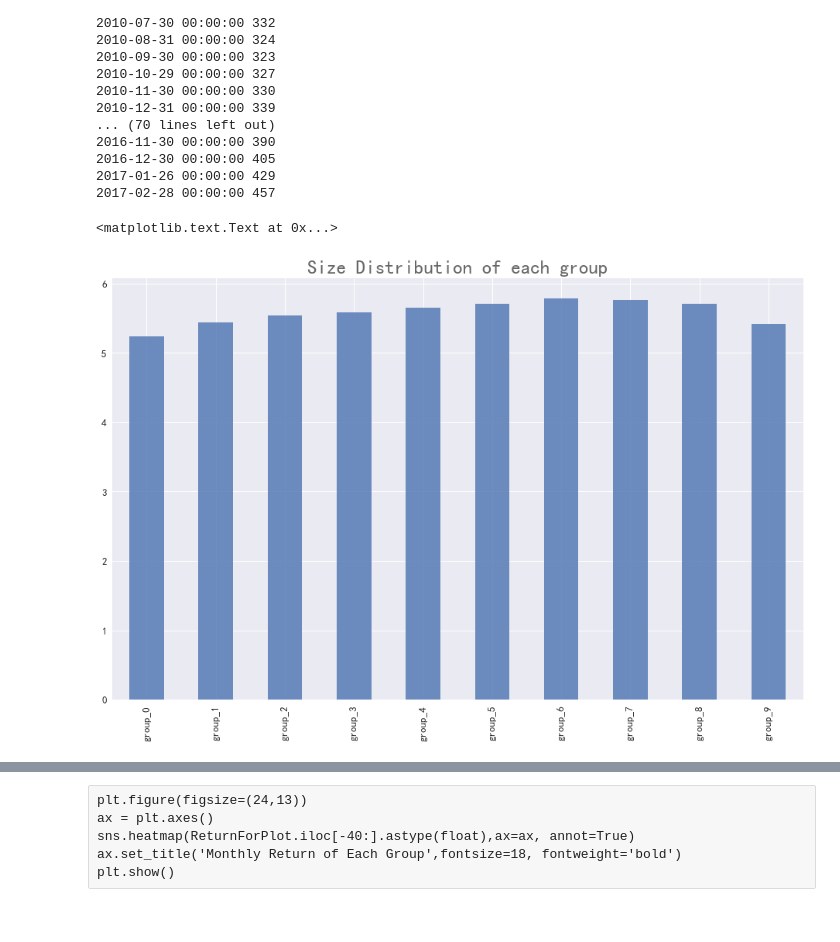
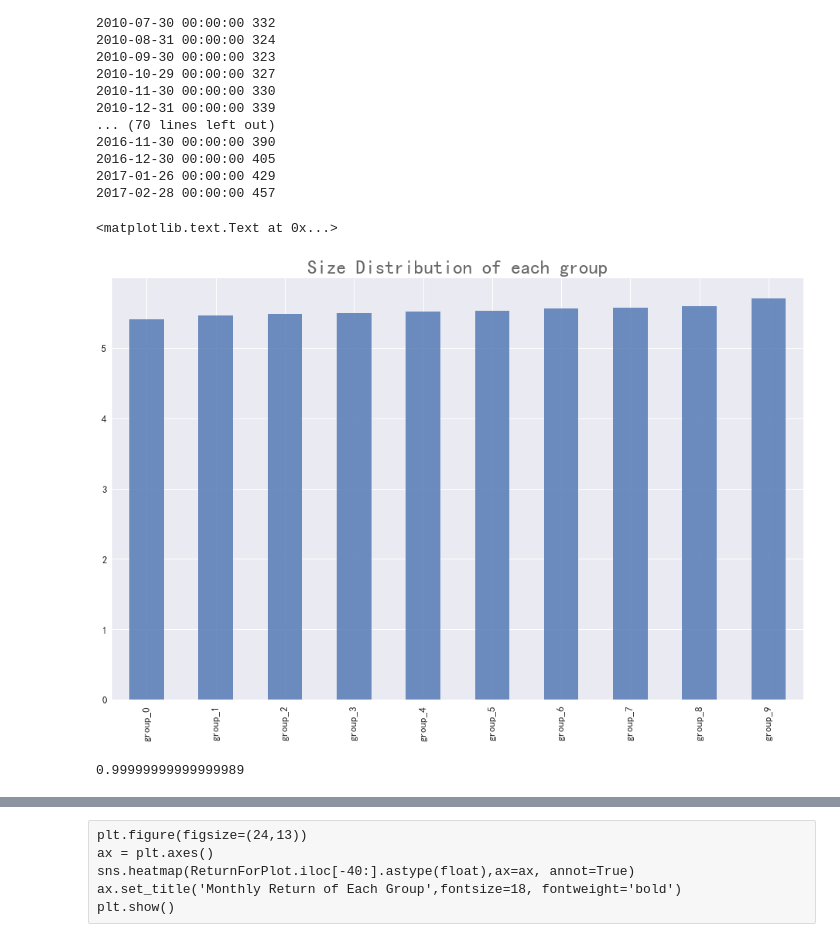
Before and after one commit to kamiseko/factor-test, a Jupyter notebook: factor_test_grouping_test.ipynb, the cells around one changed output, grey strips where cells are left out. Cells and saved outputs as stored; diff of their text form; code cells hidden in the pictures.

```diff
--- a/factor_test_grouping_test.ipynb
+++ b/factor_test_grouping_test.ipynb
@@ -104,6 +104,7 @@ filenameDDA20 = 'Own_Factor_DDA-20d.csv' # DDA二十天均值   2012-2016 Cum re
 filenameADJDDA20 ='Own_Factor_ADJ_DDA_20D.csv' # 中性化（仅去市值）后的DDA20
 filenameIDIVOL = 'Own_Factor_Idiosyncratic_Volatility.csv' # 特异波动率  2012-2016 Cum return 0.9(group1), 0(group9) monotonicity: Good+
 filenameOwnSkewness = 'Own_Factor_Skewness_250d.csv'  # 250日偏度
+filenameOwnReturnSkew = 'Own_Factor_Return_Skew_250D.csv' # 250日收益率偏度
 filenamePPO ='LZ_GPA_DERI_PPO.csv' #
 # %%
 # Not good factors but maybe useful
@@ -131,6 +129,12 @@ tradeDayDF = pd.read_csv(path+filenameTradeday,infer_datetime_format=True,parse_
 stopFlagDF = pd.read_csv(path+filenameStopFlag,infer_datetime_format=True,parse_dates=[0],index_col=0).loc[startTime:endTime]
 indusDF = pd.read_csv(path+filenameZXIndustry,infer_datetime_format=True,parse_dates=[0],index_col=0).loc[startTime:endTime]
 induExplanation = pd.read_csv(path+filenameZXExplanation,infer_datetime_format=True,parse_dates=[0],encoding='gb2312')
+# %%
+#
+sololist = [filenameOwnReturnSkew  ]
+#
+filenameDict = {'PE':filenamePE,'PB':filenamePB, 'PS':filenamePS, 'PCF':filenamePCF, 'YOYGR':filenameYOYGR,'YOYGRPROFIT':filenameYOYNETPROFIT, \
+                'TRUE_MOM':filenameTRUEMOM, 'MOM_1M':filenameMOM1M , 'TURNOVER_1M':filenameTURNOVER1M }
 # %%
 induExplanation
 # %% [output]
@@ -245,13 +256,20 @@ sizeDistribution.sort_index(axis=1,inplace=True)
 # %%
 # show size distribution(quantile plot)
 fig = plt.figure(figsize=(16,10))
 # Add a subplot
 ax = fig.add_subplot(111)
-sizeDistribution.quantile().plot(kind='bar',ax = ax, fontsize =13,title ='Size Distribution of each group',alpha =0.8)
+sizeDistribution.median().plot(kind='bar',ax = ax, fontsize =13,title ='Size Distribution of each group',alpha =0.8)
 ax.set_title(ax.get_title(),alpha=0.7, fontsize=25)
 # %% [output]
 <matplotlib.text.Text at 0x...>
-[figure, old version]
+[figure, new version]
+# %%
+sizeDistribution.quantile()
+sizeMono = sizeDistribution.quantile().corr(pd.Series(index = sizeDistribution.quantile().index,data = range(len(sizeDistribution.quantile()))),\
+                                           method = 'spearman')
+sizeMono
+# %% [output]
+0.99999999999999989
 # %%
 # Calc spearman correlation to investigate monotonicity
 referSeries = pd.Series(index = ReturnDF.columns, data=range(len(ReturnDF.columns)))
```
Also changed, not shown: parts of 46 cells of this notebook, 1 other file.
